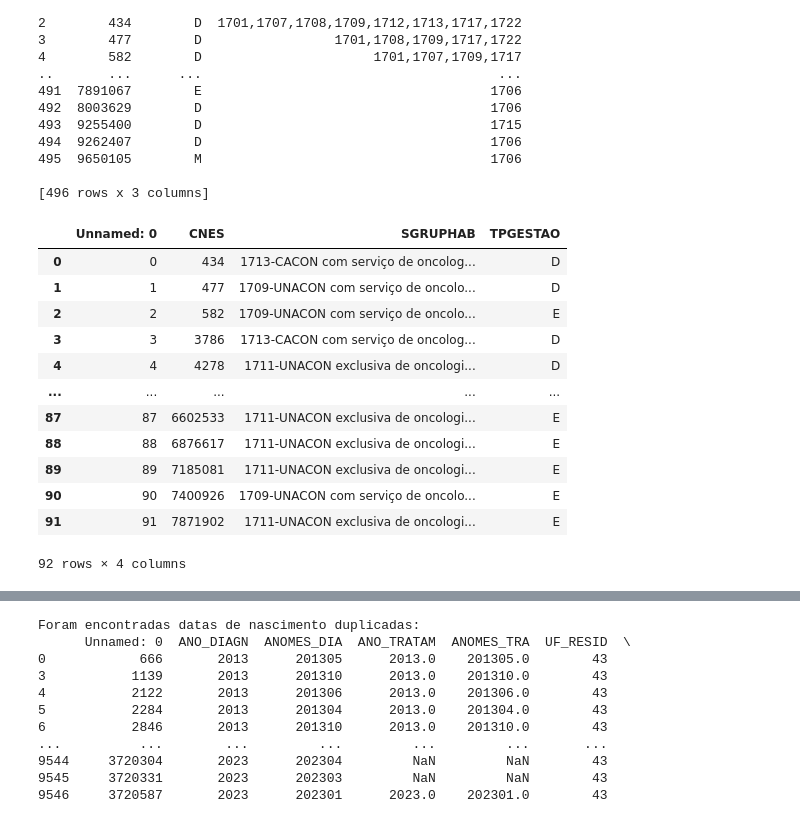
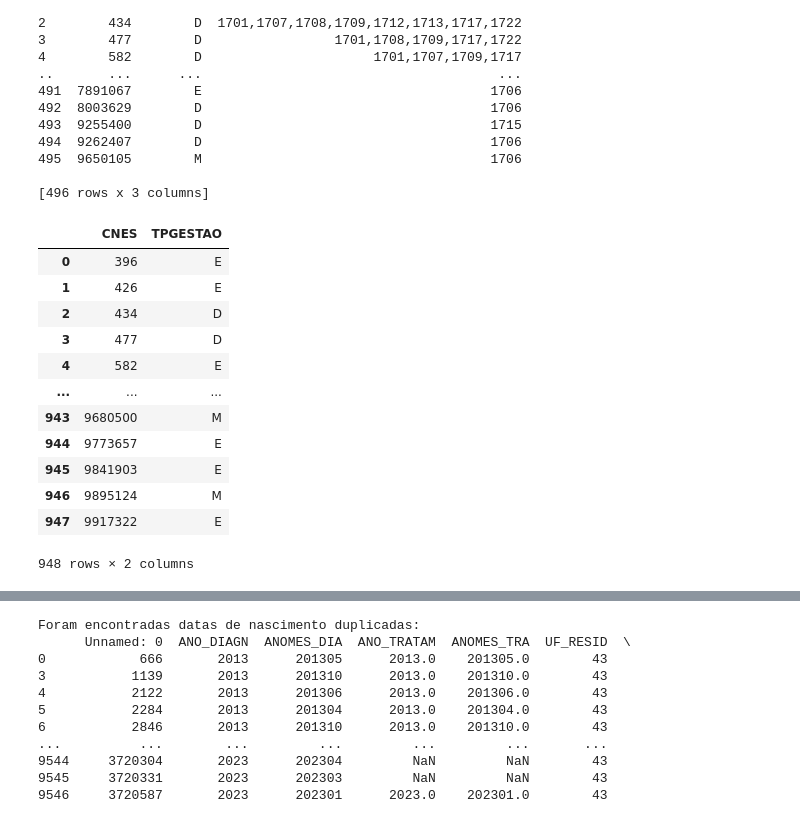
Before and after one commit to felipeasr/dash_oncoloico, a Jupyter notebook: Analise.ipynb, the cells around one changed output, grey strips where cells are left out. Cells and saved outputs as stored; diff of their text form; code cells hidden in the pictures.

```diff
--- a/Analise.ipynb
+++ b/Analise.ipynb
@@ -567,21 +613,21 @@ print(dados_agrupados)
 [496 rows x 3 columns]
 # %%
 import pandas as pd
-df = pd.read_csv('d.csv', sep=",",encoding='utf-8')
+df = pd.read_csv('dados_filtrados_G_reduzido.csv', sep=",",encoding='utf-8')
 df
 # %% [output]
-|  | Unnamed: 0 | CNES | SGRUPHAB | TPGESTAO |
-| 0 | 0 | 434 | 1713-CACON com serviço de oncolog... | D |
-| 1 | 1 | 477 | 1709-UNACON com serviço de oncolo... | D |
-| 2 | 2 | 582 | 1709-UNACON com serviço de oncolo... | E |
-| 3 | 3 | 3786 | 1713-CACON com serviço de oncolog... | D |
-| 4 | 4 | 4278 | 1711-UNACON exclusiva de oncologi... | D |
-| ... | ... | ... | ... | ... |
-| 87 | 87 | 6602533 | 1711-UNACON exclusiva de oncologi... | E |
-| 88 | 88 | 6876617 | 1711-UNACON exclusiva de oncologi... | E |
-| 89 | 89 | 7185081 | 1711-UNACON exclusiva de oncologi... | E |
-| 90 | 90 | 7400926 | 1709-UNACON com serviço de oncolo... | E |
-| 91 | 91 | 7871902 | 1711-UNACON exclusiva de oncologi... | E |
+|  | CNES | TPGESTAO |
+| 0 | 396 | E |
+| 1 | 426 | E |
+| 2 | 434 | D |
+| 3 | 477 | D |
+| 4 | 582 | E |
+| ... | ... | ... |
+| 943 | 9680500 | M |
+| 944 | 9773657 | E |
+| 945 | 9841903 | E |
+| 946 | 9895124 | M |
+| 947 | 9917322 | E |
-92 rows × 4 columns
+948 rows × 2 columns
 # %%
 import pandas as pd
```
Also changed, not shown: parts of 8 cells of this notebook, 2 other files.
